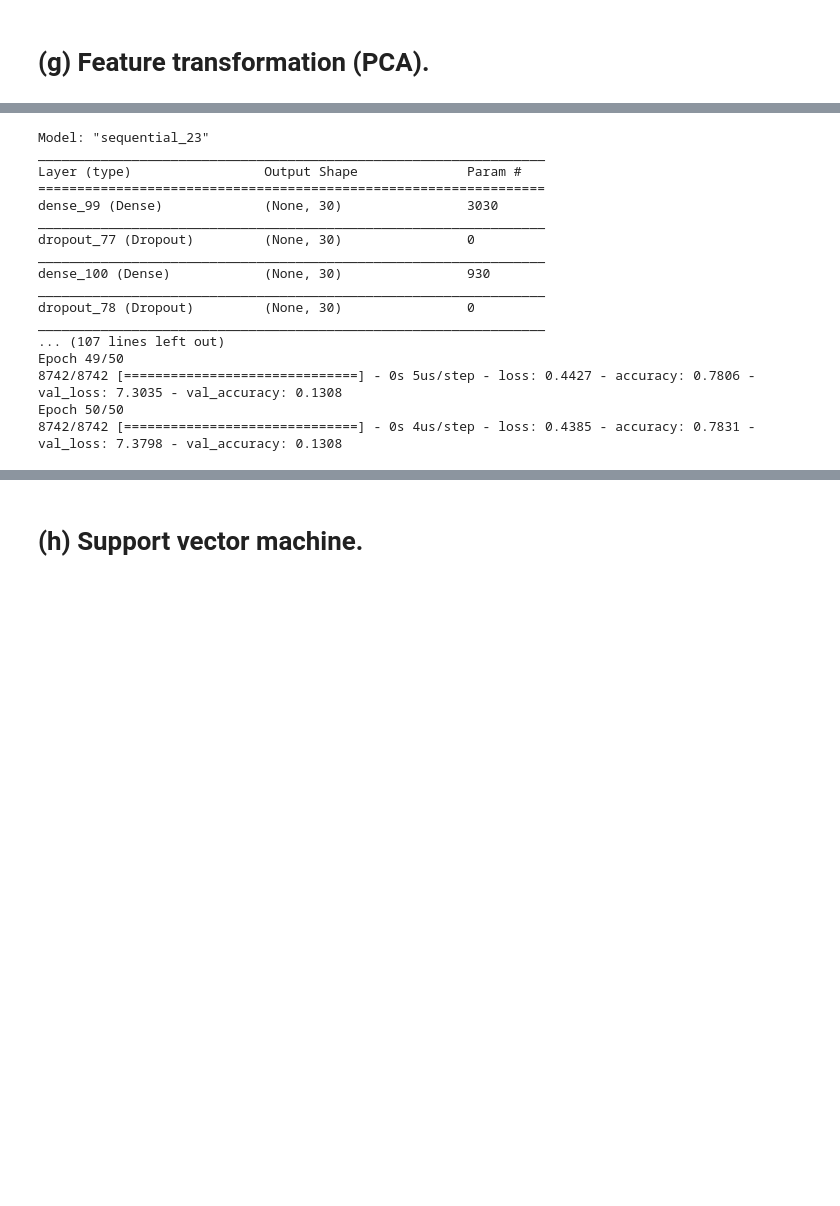
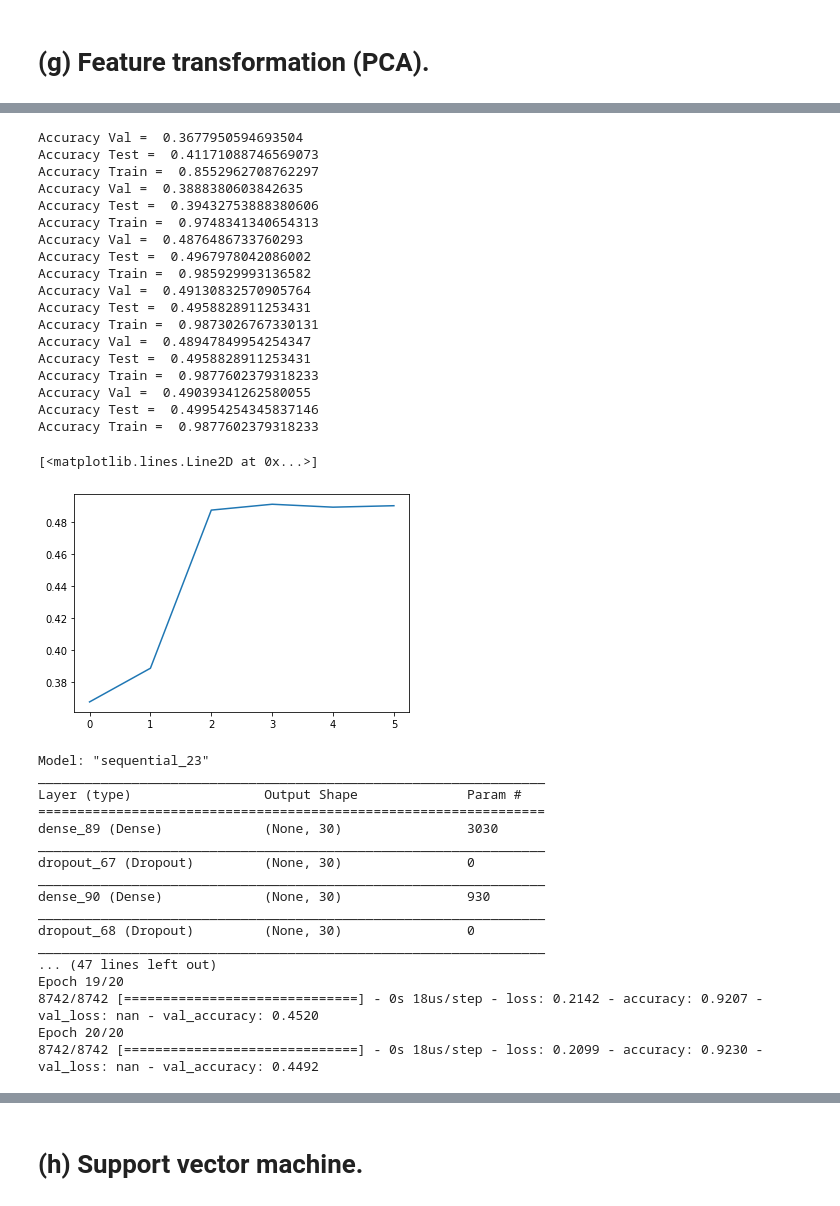
Before and after one commit to gurusarath1/ML_633_UCI_Smartphone-Based_Recognition_of_Human_Activities_and_Postural_Transitions, a Jupyter notebook: Final_Project.ipynb, the cells around one changed output, grey strips where cells are left out. Saved outputs shown, nothing was run; the diff lists cells and outputs as text; code cells hidden in the pictures; blank space fills up the shorter version.

```diff
--- a/Final_Project.ipynb
+++ b/Final_Project.ipynb
@@ -198,3 +364,49 @@ Shape of Val set  (1093, 100)
+# %%
+plotAcc = []
+for NumFeaturesInPCA in [10, 100, 200, 300, 400, 500]:
+    U , X_PCA_Train = PCA_ML633(X_train , NumFeaturesInPCA, plot='off')
+    #U , X_PCA_val = PCA_ML633(X_val , NumFeaturesInPCA)
+    #U , X_PCA_test = PCA_ML633(X_test , NumFeaturesInPCA)
+
+    X_PCA_val = np.matmul(X_val, U)
+    X_PCA_test = np.matmul(X_test , U)
+
+    clf = LogisticRegression()
+    clf.fit(X_PCA_Train, y_train+1)
+
+    predictionsTrain = clf.predict(X_PCA_Train)
+    predictionsVal = clf.predict(X_PCA_val)
+    predictionsTest = clf.predict(X_PCA_test)
+
+    accVal = np.sum(predictionsVal == (y_val+1)) / y_val.shape[0]
+    print('Accuracy Val = ', accVal )
+    print('Accuracy Test = ', np.sum(predictionsTest == (y_test+1)) / y_test.shape[0] )
+    print('Accuracy Train = ', np.sum(predictionsTrain == (y_train+1)) / y_train.shape[0] )
+    plotAcc.append(accVal)
+
+plt.figure()
+plt.plot(plotAcc)
+# %% [output]
+Accuracy Val =  0.3677950594693504
+Accuracy Test =  0.41171088746569073
+Accuracy Train =  0.8552962708762297
+Accuracy Val =  0.3888380603842635
+Accuracy Test =  0.39432753888380606
+Accuracy Train =  0.9748341340654313
+Accuracy Val =  0.4876486733760293
+Accuracy Test =  0.4967978042086002
+Accuracy Train =  0.985929993136582
+Accuracy Val =  0.49130832570905764
+Accuracy Test =  0.4958828911253431
+Accuracy Train =  0.9873026767330131
+Accuracy Val =  0.48947849954254347
+Accuracy Test =  0.4958828911253431
+Accuracy Train =  0.9877602379318233
+Accuracy Val =  0.49039341262580055
+Accuracy Test =  0.49954254345837146
+Accuracy Train =  0.9877602379318233
+[<matplotlib.lines.Line2D at 0x...>]
+[figure, added]
 # %%
 def Generate_Model_NN_PCA_DataSet():
     m = models.Sequential()
@@ -212,27 +424,27 @@ def Generate_Model_NN_PCA_DataSet():
 model_1_PCA_Trained = Generate_Model_NN_PCA_DataSet()
 model_1_PCA_Trained.summary()
 history = model_1_PCA_Trained.fit(X_PCA_Train, y_train_categorical,
-                    batch_size=1000,
-                    epochs=50,
+                    batch_size=100,
+                    epochs=20,
                     validation_data=(X_PCA_val, y_val_categorical))
 # %% [output]
 Model: "sequential_23"
 _________________________________________________________________
 Layer (type)                 Output Shape              Param #
 =================================================================
-dense_99 (Dense)             (None, 30)                3030
+dense_89 (Dense)             (None, 30)                3030
 _________________________________________________________________
-dropout_77 (Dropout)         (None, 30)                0
+dropout_67 (Dropout)         (None, 30)                0
 _________________________________________________________________
-dense_100 (Dense)            (None, 30)                930
+dense_90 (Dense)             (None, 30)                930
 _________________________________________________________________
-dropout_78 (Dropout)         (None, 30)                0
+dropout_68 (Dropout)         (None, 30)                0
 _________________________________________________________________
-... (107 lines left out)
-Epoch 49/50
-8742/8742 [==============================] - 0s 5us/step - loss: 0.4427 - accuracy: 0.7806 - val_loss: 7.3035 - val_accuracy: 0.1308
-Epoch 50/50
-8742/8742 [==============================] - 0s 4us/step - loss: 0.4385 - accuracy: 0.7831 - val_loss: 7.3798 - val_accuracy: 0.1308
+... (47 lines left out)
+Epoch 19/20
+8742/8742 [==============================] - 0s 18us/step - loss: 0.2142 - accuracy: 0.9207 - val_loss: nan - val_accuracy: 0.4520
+Epoch 20/20
+8742/8742 [==============================] - 0s 18us/step - loss: 0.2099 - accuracy: 0.9230 - val_loss: nan - val_accuracy: 0.4492
 # %%
 loss, test_acc = model_1_PCA_Trained.evaluate(X_PCA_test, y_test_categorical)
 print('test_acc: ', test_acc)
```
Also changed, not shown: parts of 19 cells of this notebook.
